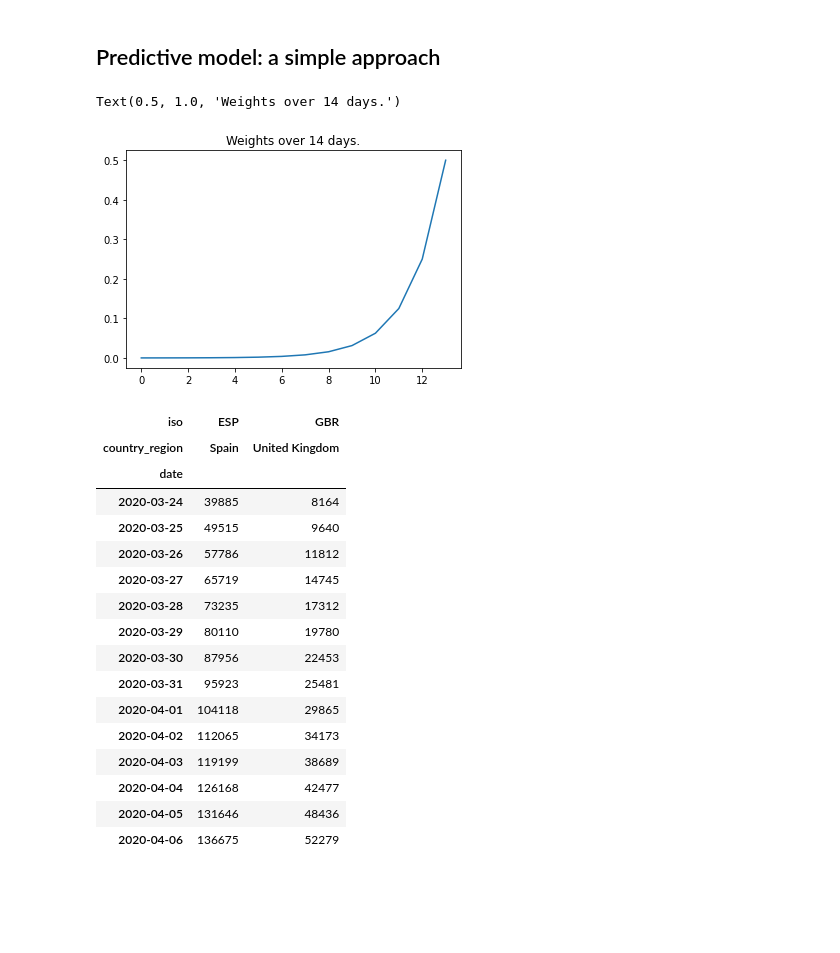
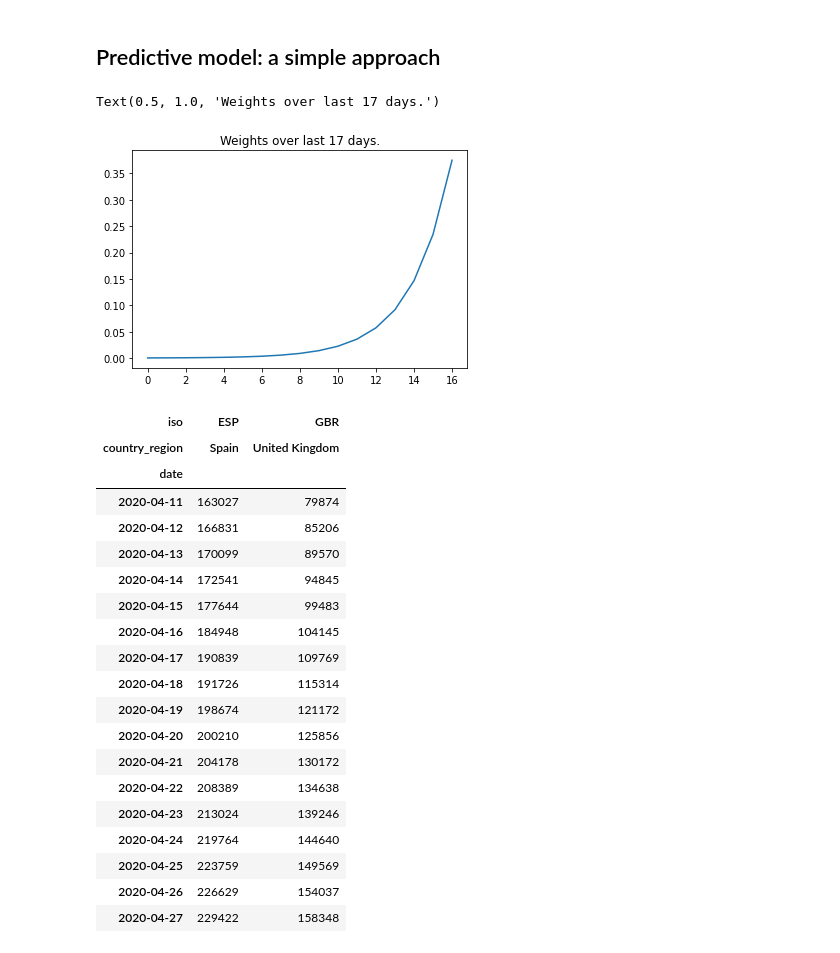
Before and after one commit to jmrr/covid19-data-analysis, a Jupyter notebook: covid19_analysis.ipynb, the cells around one changed output. Saved outputs shown, nothing was run; the diff lists cells and outputs as text; code cells hidden in the pictures; blank space fills up the shorter version.

```diff
--- a/covid19_analysis.ipynb
+++ b/covid19_analysis.ipynb
@@ -92,21 +94,21 @@ plt.tight_layout()
 # %%
 import numpy as np
 
-NUM_DAYS = 10  # How many days ago, length of the window
+NUM_DAYS = 17  # How many days ago, length of the window
 # Build exponential weighting function
 
-def exp_window(length=NUM_DAYS, growth=1.1):
+def exp_window(length=14, growth=1.1):
     window = growth ** np.arange(length)
     window = window/window.sum()
     return window
 # %%
-weighted_window = exp_window(length=14, growth=2)
+weighted_window = exp_window(length=NUM_DAYS, growth=1.6)
 plt.figure()
 plt.plot(weighted_window)
-plt.title("Weights over 14 days.")
+plt.title(f"Weights over last {NUM_DAYS} days.")
 # %% [output]
-Text(0.5, 1.0, 'Weights over 14 days.')
+Text(0.5, 1.0, 'Weights over last 17 days.')
-[figure, old version]
+[figure, new version]
 # %%
 import pandas as pd
 
@@ -124,20 +126,23 @@ last_fortnight
 | iso | ESP | GBR |
 | country_region | Spain | United Kingdom |
 | date |  |  |
-| 2020-03-24 | 39885 | 8164 |
-| 2020-03-25 | 49515 | 9640 |
-| 2020-03-26 | 57786 | 11812 |
-| 2020-03-27 | 65719 | 14745 |
-| 2020-03-28 | 73235 | 17312 |
-| 2020-03-29 | 80110 | 19780 |
-| 2020-03-30 | 87956 | 22453 |
-| 2020-03-31 | 95923 | 25481 |
-| 2020-04-01 | 104118 | 29865 |
-| 2020-04-02 | 112065 | 34173 |
-| 2020-04-03 | 119199 | 38689 |
-| 2020-04-04 | 126168 | 42477 |
-| 2020-04-05 | 131646 | 48436 |
-| 2020-04-06 | 136675 | 52279 |
+| 2020-04-11 | 163027 | 79874 |
+| 2020-04-12 | 166831 | 85206 |
+| 2020-04-13 | 170099 | 89570 |
+| 2020-04-14 | 172541 | 94845 |
+| 2020-04-15 | 177644 | 99483 |
+| 2020-04-16 | 184948 | 104145 |
+| 2020-04-17 | 190839 | 109769 |
+| 2020-04-18 | 191726 | 115314 |
+| 2020-04-19 | 198674 | 121172 |
+| 2020-04-20 | 200210 | 125856 |
+| 2020-04-21 | 204178 | 130172 |
+| 2020-04-22 | 208389 | 134638 |
+| 2020-04-23 | 213024 | 139246 |
+| 2020-04-24 | 219764 | 144640 |
+| 2020-04-25 | 223759 | 149569 |
+| 2020-04-26 | 226629 | 154037 |
+| 2020-04-27 | 229422 | 158348 |
 # %%
 log_last_fortnight = np.log(last_fortnight)
 log_last_fortnight[log_last_fortnight == -np.inf] = 0
```
Also changed, not shown: parts of 10 cells of this notebook, 1 other file.
